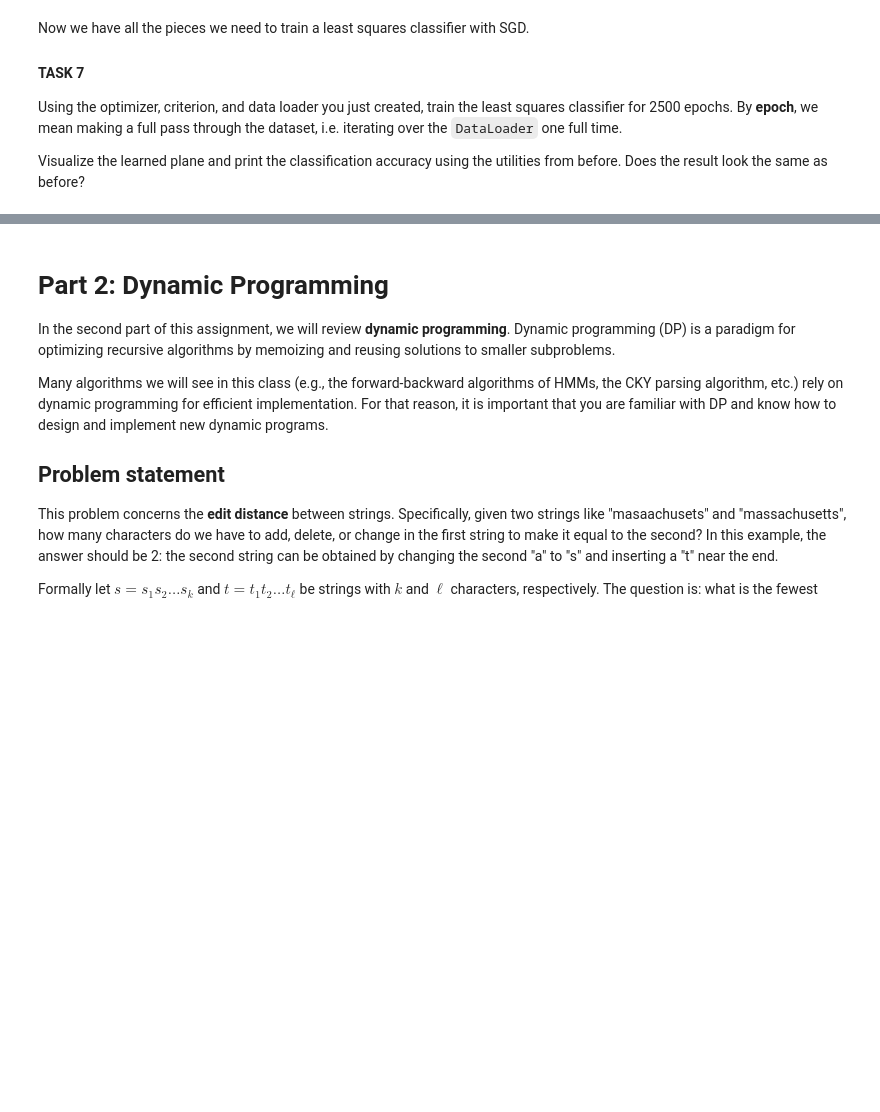
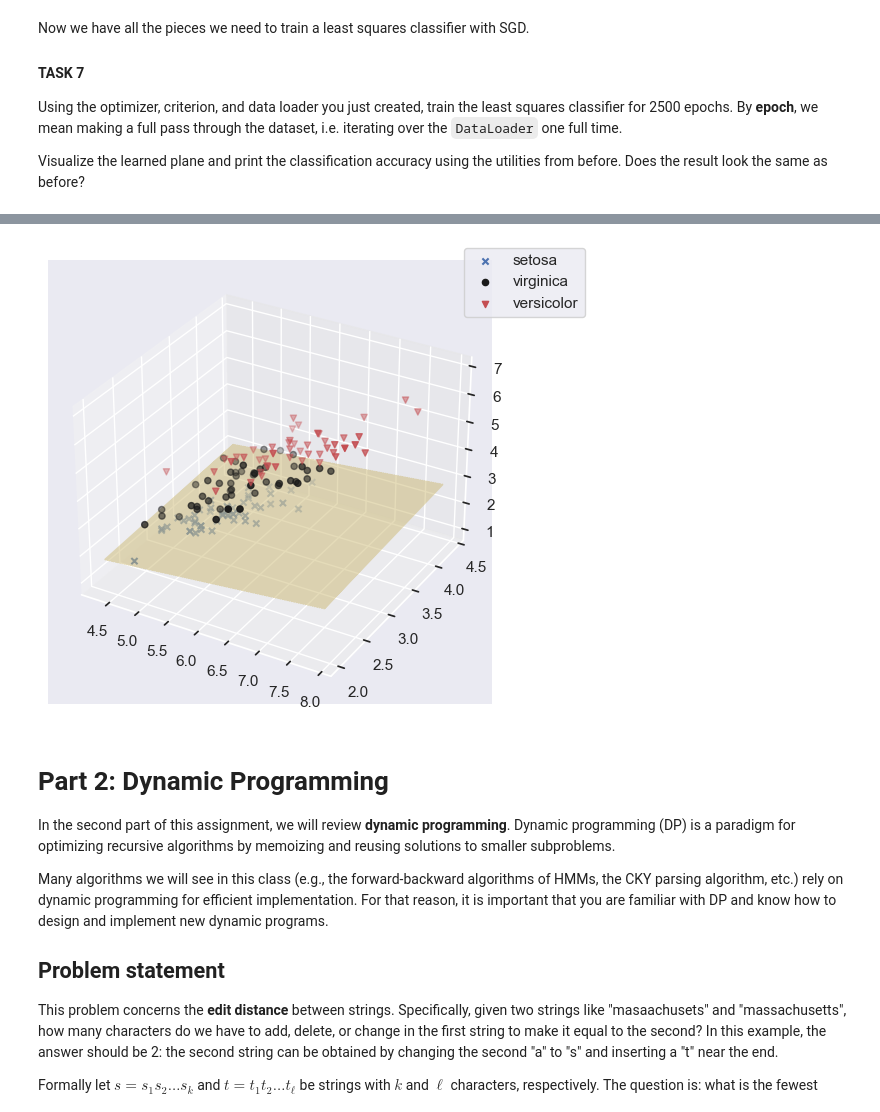
Before and after one commit to samuel-tian/6.8611, a Jupyter notebook: hw0.ipynb, the cells around one changed output, grey strips where cells are left out. Drawn from its saved outputs; the diff is of its cells as text; code cells hidden in the pictures; blank space fills up the shorter version.

```diff
--- a/hw0.ipynb
+++ b/hw0.ipynb
@@ -161,15 +232,19 @@ Fill in the LinearRegressionModel class and instantiate it.
 # %%
 from torch import nn
 
+
 class LinearRegressionModel(nn.Module):
 
-  def __init__(self, n_features):
-    super().__init__()
-    # TODO: Your code here.
+    def __init__(self, n_features):
+        super().__init__()
+        self.linear = torch.nn.Linear(
+            in_features=n_features, out_features=1, bias=False)
 
-  def forward(self, features):
-    # TODO: Your code here.
-    pass
+    def forward(self, features):
+        x = self.linear(features)
+        return x
+
+model = LinearRegressionModel(n_features=4)
 # %% [markdown]
 Now PyTorch knows about our model. Implicitly, torch also knows what **learnable parameters** belong to our model--if you used the `torch.nn.Linear` module in your implementation, the sole parameter is the weight vector stored in `the_linear_module.weight.data`. But I don't have to tell you this: you can obtain a dictionary mapping parameter name to value by calling `model.parameters()`.
 
@@ -235,3 +338,8 @@ Visualize the learned plane and print the classification accuracy using the util
+# %%
+for param in model.parameters():
+	visualize(param)
+# %% [output]
+[figure, added]
 # %% [markdown]
 # Part 2: Dynamic Programming
 
```
Also changed, not shown: parts of 22 cells of this notebook.
